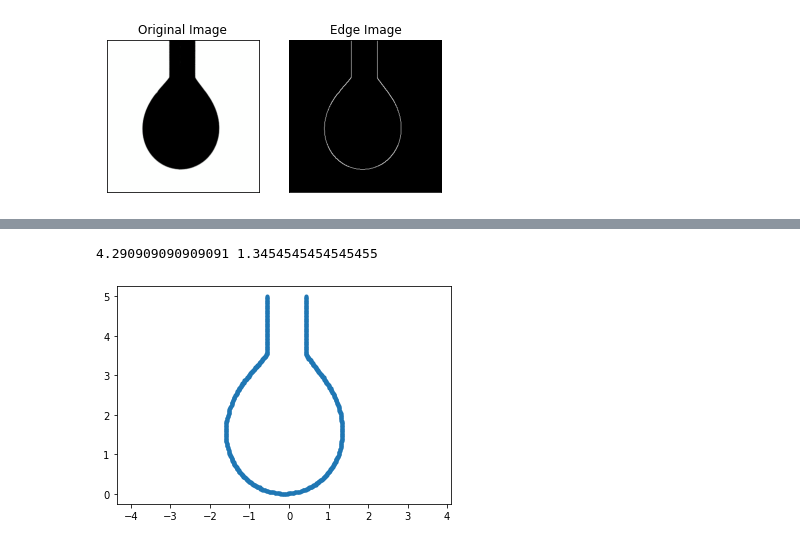
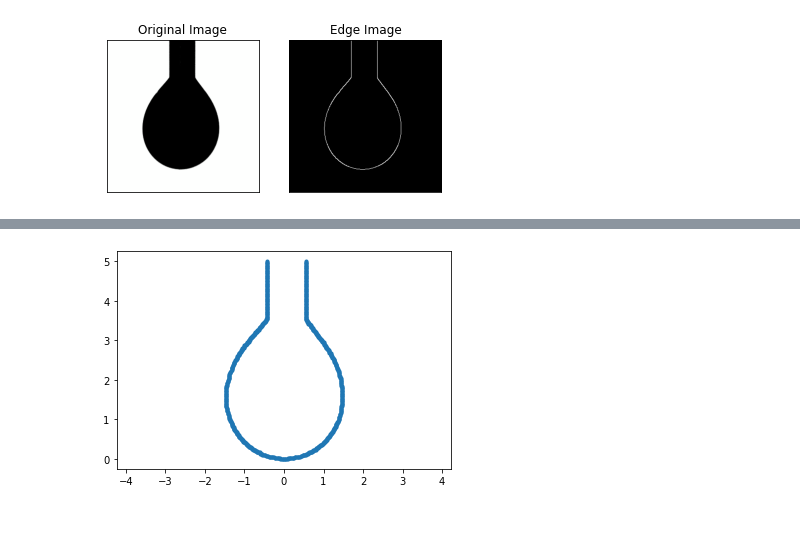
Before and after one commit to Lomolanisgo/Bayesian_PendantDrop_Tensiometry, a Jupyter notebook: Classical_PDT.ipynb, the cells around one changed output, grey strips where cells are left out. Drawn from its saved outputs; the diff is of its cells as text; code cells hidden in the pictures.

```diff
--- a/Classical_PDT.ipynb
+++ b/Classical_PDT.ipynb
@@ -32,8 +32,8 @@ for i in tqdm(range (edges.shape[0])):
             z.append(i)
 
 scale=abs(1/(r[0]-r[1])) # 1 means the diameter of needle is 1mm
-r=np.array(r)*scale
-z=np.array(z)*scale
+r=np.array(r)
+z=np.array(z)
 
 plt.plot(r,z,'.')
 plt.axis('equal')
@@ -43,20 +43,35 @@ plt.show()
 # %%
 # Converting image coordinates to analytical coordinates,
 # to let the apex's coordinate is (0,0)
 # And the direction of gravity is downward along the coordinate axis-z
-shift_r=(max(r)-min(r))
-print(max(r),min(r))
+
+# Set apex's z-coordinates to 0
 shift_z=max(z)
 
-rshift=np.array(r)
-rshift=rshift-shift_r
 zshift=np.array(z)
 zshift=zshift-shift_z
 zshift=np.abs(zshift)
 
-plt.plot(rshift,zshift,'.')
+rshift=np.array(r)
+rz=np.vstack([rshift,zshift])
+rz=np.transpose(rz)
+
+# Set apex's r-coordinates to 0
+apex=np.where(rz[:,1]==0)
+
+shift_r=[]
+for i in apex:
+    shift_r.append(rz[i,0])
+shift_r=int(np.mean(shift_r))
+
+rz[:,0]=rz[:,0]-shift_r
+
+# Scale coordinates to actual size
+rz=rz*scale
+
+#Visualisation
+plt.plot(rz[:,0],rz[:,1],'.')
 plt.axis('equal')
 plt.show()
 # %% [output]
-4.290909090909091 1.3454545454545455
-[figure, old version]
+[figure, new version]
```
Also changed, not shown: parts of 8 cells of this notebook.
